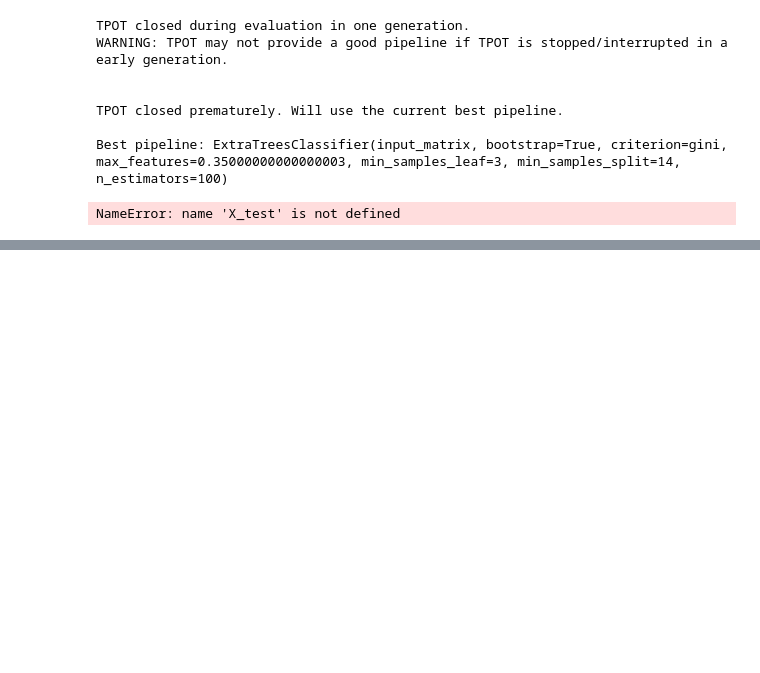
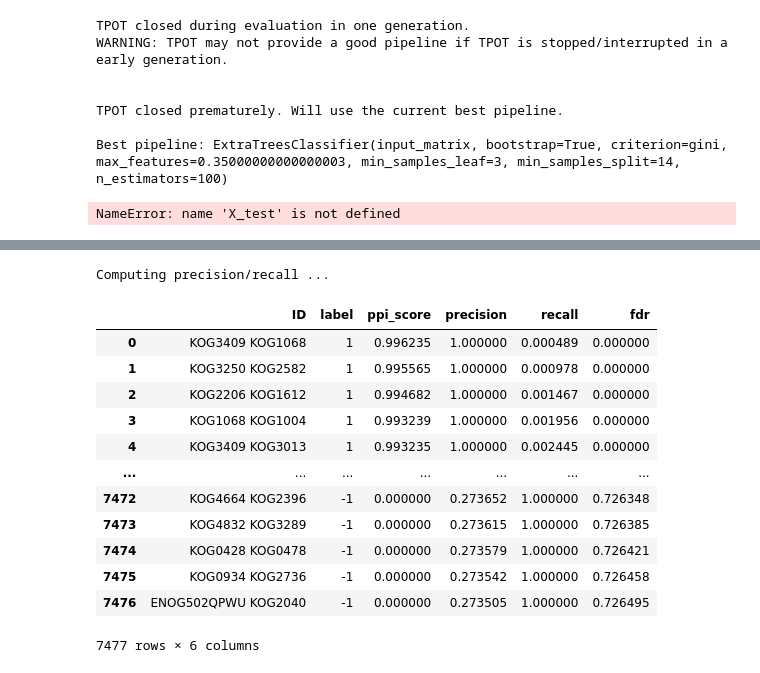
Before and after one commit to marcottelab/leca-proteomics, a Jupyter notebook: notebooks/test_tpot.ipynb, the cells around one changed output, grey strips where cells are left out. Drawn from its saved outputs; the diff is of its cells as text; code cells hidden in the pictures; blank space fills up the shorter version.

```diff
--- a/notebooks/test_tpot.ipynb
+++ b/notebooks/test_tpot.ipynb
@@ -95,0 +150,3 @@ NameError: name 'X_test' is not defined
+# %%
+neg_prob = prob[0]
+pos_prob = prob[1]
@@ -95,0 +176,48 @@ NameError: name 'X_test' is not defined
+# %%
+print(f"Computing precision/recall ...")
+tp_count = 0
+fp_count = 0
+p_list = []
+r_list = []
+f_list = []
+all_pos = len(df[df['label'] == 1])
+
+for i in range(len(df)):
+
+    if df['label'][i] == 1:
+        tp_count += 1
+    else:
+        fp_count += 1
+
+    tps = tp_count
+    fps = fp_count
+    fns = all_pos - tps
+
+    precision = tps/(tps+fps)
+    recall = tps/(tps+fns)
+    fdr = 1 - precision
+
+    p_list.append(float(precision))
+    r_list.append(float(recall))
+    f_list.append(float(fdr))
+# %% [output]
+Computing precision/recall ...
+# %%
+df['precision'] = p_list
+df['recall'] = r_list
+df['fdr'] = f_list
+df
+# %% [output]
+|  | ID | label | ppi_score | precision | recall | fdr |
+| 0 | KOG3409 KOG1068 | 1 | 0.996235 | 1.000000 | 0.000489 | 0.000000 |
+| 1 | KOG3250 KOG2582 | 1 | 0.995565 | 1.000000 | 0.000978 | 0.000000 |
+| 2 | KOG2206 KOG1612 | 1 | 0.994682 | 1.000000 | 0.001467 | 0.000000 |
+| 3 | KOG1068 KOG1004 | 1 | 0.993239 | 1.000000 | 0.001956 | 0.000000 |
+| 4 | KOG3409 KOG3013 | 1 | 0.993235 | 1.000000 | 0.002445 | 0.000000 |
+| ... | ... | ... | ... | ... | ... | ... |
+| 7472 | KOG4664 KOG2396 | -1 | 0.000000 | 0.273652 | 1.000000 | 0.726348 |
+| 7473 | KOG4832 KOG3289 | -1 | 0.000000 | 0.273615 | 1.000000 | 0.726385 |
+| 7474 | KOG0428 KOG0478 | -1 | 0.000000 | 0.273579 | 1.000000 | 0.726421 |
+| 7475 | KOG0934 KOG2736 | -1 | 0.000000 | 0.273542 | 1.000000 | 0.726458 |
+| 7476 | ENOG502QPWU KOG2040 | -1 | 0.000000 | 0.273505 | 1.000000 | 0.726495 |
+7477 rows × 6 columns
```
Also changed, not shown: parts of 26 cells of this notebook, 5 other files.
